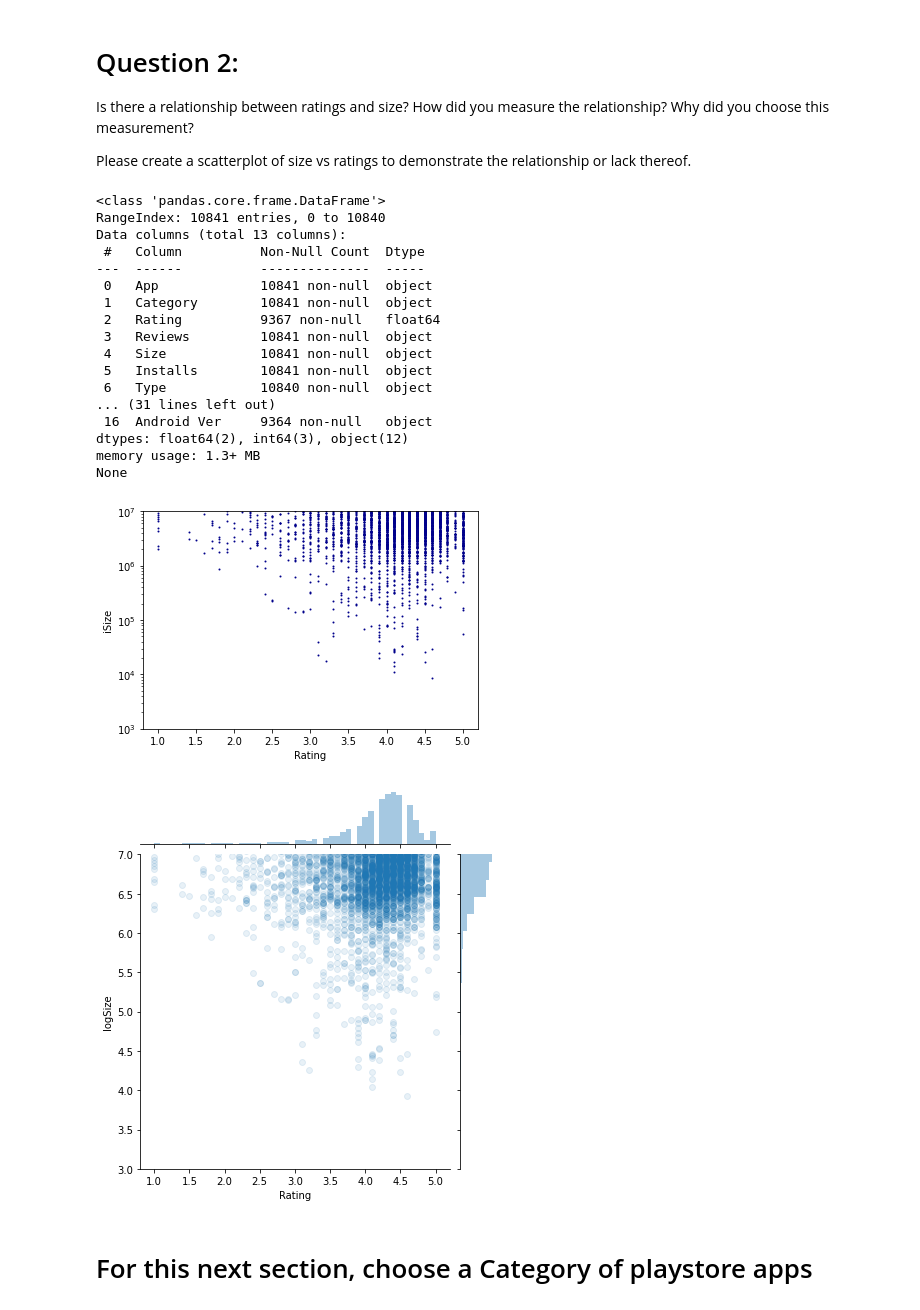
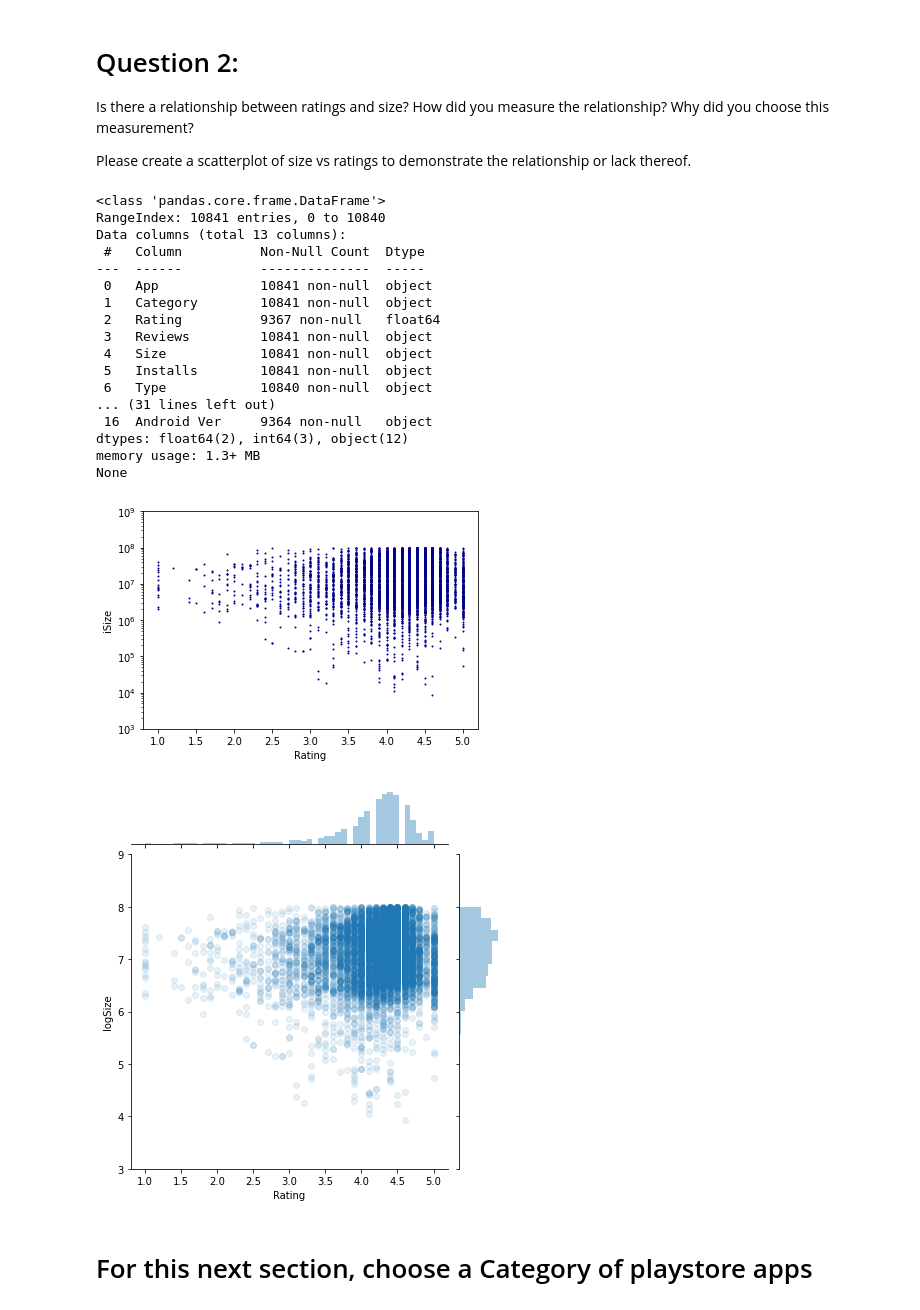
Before and after one commit to korinzumike/mod1-case-study-eda, a Jupyter notebook: workbook.ipynb, the cells around one changed output. Cells and saved outputs as stored; diff of their text form; code cells hidden in the pictures.

Commit message:
Corrected scale on scatter plot

```diff
--- a/workbook.ipynb
+++ b/workbook.ipynb
@@ -408,37 +408,37 @@ print(clean_df.info())
 # split_along_rows = 0
 # # Here is what happens if we group by Rating
 # grouped_by_rating = clean_df.groupby(by=["Rating"], axis=split_along_rows)
 # print(grouped_by_rating.describe())
 
 clean_df.plot.scatter(x='Rating',
                       y='iSize',
                       s=1,
-                      c='DarkBlue', logy=True, ylim=(10**3,10**7) )
+                      c='DarkBlue', logy=True, ylim=(10**3,10**9) )
 
 
 import seaborn as sns
 
-sns.jointplot(x="Rating", y="logSize", data=clean_df, ylim=(3,7), alpha=0.1);
+sns.jointplot(x="Rating", y="logSize", data=clean_df, ylim=(3,9), alpha=0.1);
 # %% [output]
 <class 'pandas.core.frame.DataFrame'>
 RangeIndex: 10841 entries, 0 to 10840
 Data columns (total 13 columns):
  #   Column          Non-Null Count  Dtype
 ---  ------          --------------  -----
  0   App             10841 non-null  object
  1   Category        10841 non-null  object
  2   Rating          9367 non-null   float64
  3   Reviews         10841 non-null  object
  4   Size            10841 non-null  object
  5   Installs        10841 non-null  object
  6   Type            10840 non-null  object
 ... (31 lines left out)
  16  Android Ver     9364 non-null   object
 dtypes: float64(2), int64(3), object(12)
 memory usage: 1.3+ MB
 None
-[figure, old version]
+[figure, new version]
-[figure, old version]
+[figure, new version]
 # %% [markdown]
 # For this next section, choose a Category of playstore apps
 # %% [markdown]
```
Also changed, not shown: 2 other files.
